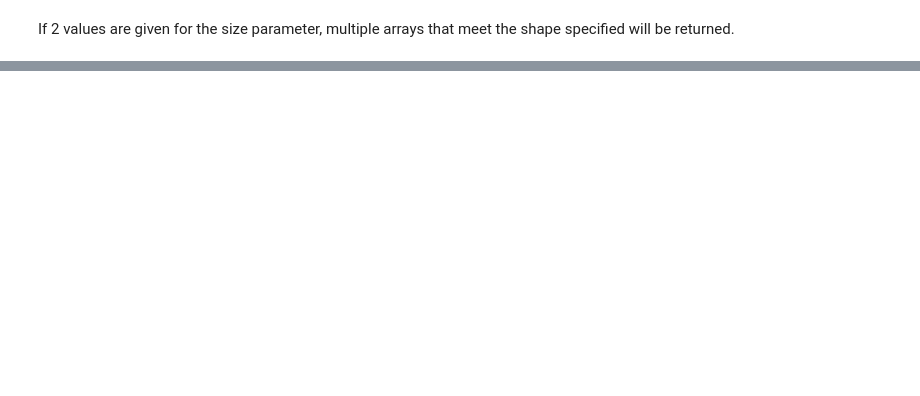
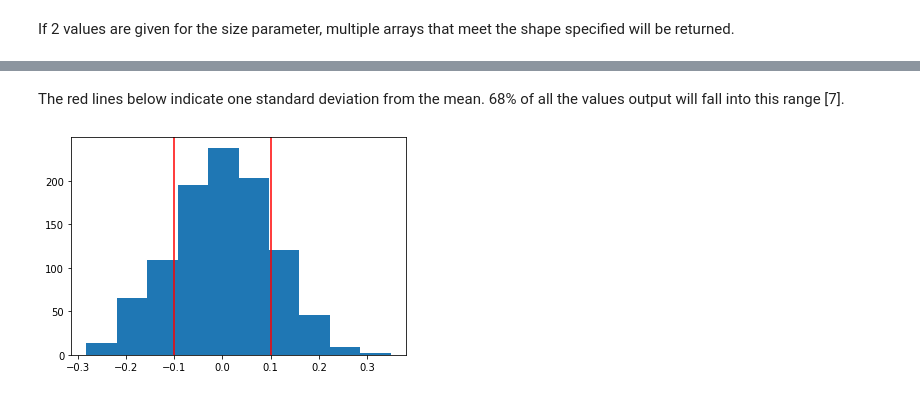
Before and after one commit to hayleydoherty/Programming-for-DA-Assignment, a Jupyter notebook: Assignment.ipynb, the cells around one changed output, grey strips where cells are left out. Drawn from its saved outputs; the diff is of its cells as text; code cells hidden in the pictures; blank space fills up the shorter version.

```diff
--- a/Assignment.ipynb
+++ b/Assignment.ipynb
@@ -399,0 +431,10 @@ array([[8.90763397, 8.3515242 , 9.06700652, 6.19095454, 9.46395077],
+# %% [markdown]
+The red lines below indicate one standard deviation from the mean. 68% of all the values output will fall into this range [7].
+# %%
+import matplotlib.lines as lines
+plt.hist(bx)
+plt.axvline(x= -0.1, c = 'red')
+plt.axvline(x= 0.1, c = 'red')
+plt.show()
+# %% [output]
+[figure, added]
```
Also changed, not shown: parts of 53 cells of this notebook.
